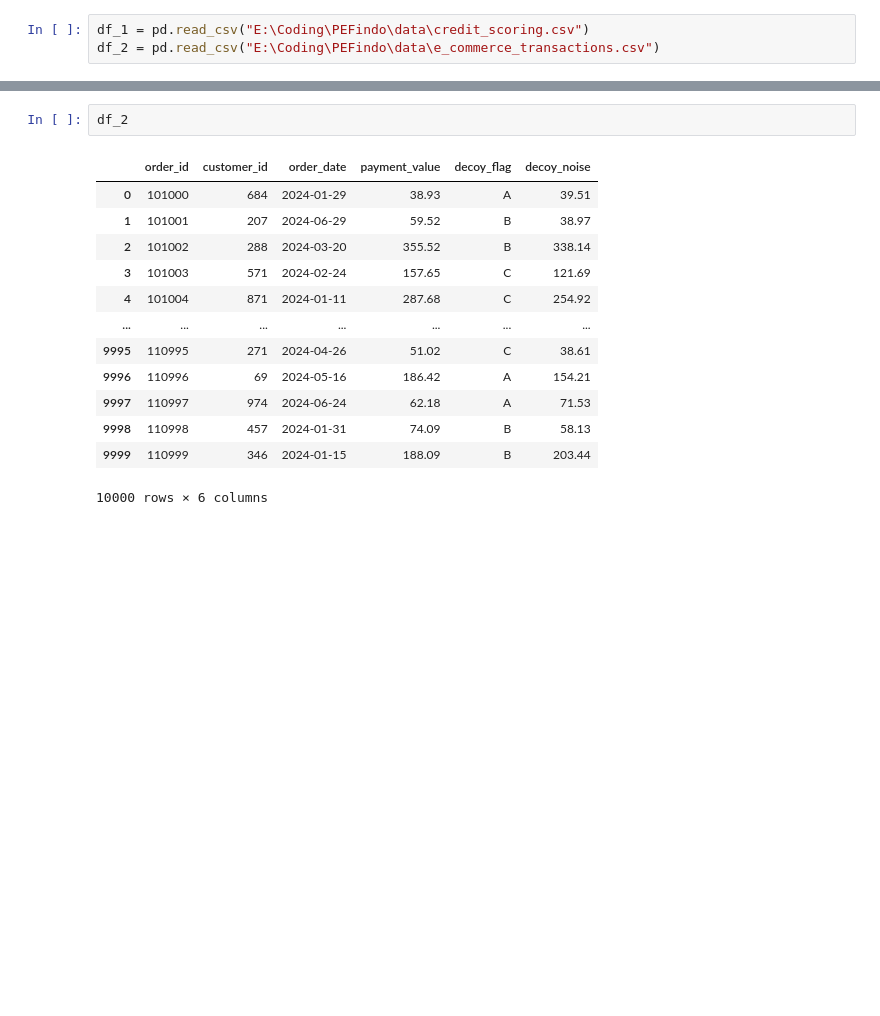
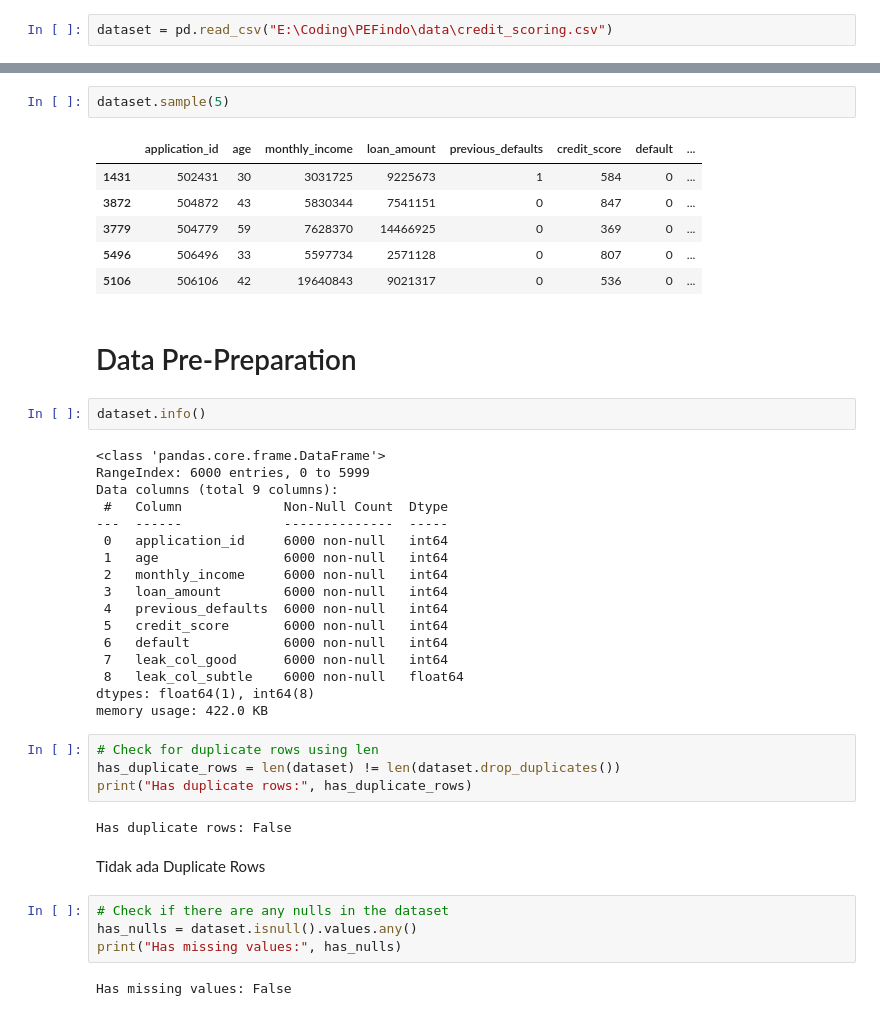
Before and after one commit to RadityaEr/Credit-Risk-E-Commerce, a Jupyter notebook: notebooks/B_modeling.ipynb, the cells around one changed output, grey strips where cells are left out. Saved outputs shown, nothing was run; the diff lists cells and outputs as text; blank space fills up the shorter version.

Commit message:
Data Prep

```diff
--- a/notebooks/B_modeling.ipynb
+++ b/notebooks/B_modeling.ipynb
@@ -39,3 +39,2 @@ seaborn version :  0.13.2
 # %%
-df_1 = pd.read_csv("E:\Coding\PEFindo\data\credit_scoring.csv")
-df_2 = pd.read_csv("E:\Coding\PEFindo\data\e_commerce_transactions.csv")
+dataset = pd.read_csv("E:\Coding\PEFindo\data\credit_scoring.csv")
@@ -58,16 +41,44 @@ df_1
 # %%
-df_2
+dataset.sample(5)
 # %% [output]
-|  | order_id | customer_id | order_date | payment_value | decoy_flag | decoy_noise |
-| 0 | 101000 | 684 | 2024-01-29 | 38.93 | A | 39.51 |
-| 1 | 101001 | 207 | 2024-06-29 | 59.52 | B | 38.97 |
-| 2 | 101002 | 288 | 2024-03-20 | 355.52 | B | 338.14 |
-| 3 | 101003 | 571 | 2024-02-24 | 157.65 | C | 121.69 |
-| 4 | 101004 | 871 | 2024-01-11 | 287.68 | C | 254.92 |
-| ... | ... | ... | ... | ... | ... | ... |
-| 9995 | 110995 | 271 | 2024-04-26 | 51.02 | C | 38.61 |
-| 9996 | 110996 | 69 | 2024-05-16 | 186.42 | A | 154.21 |
-| 9997 | 110997 | 974 | 2024-06-24 | 62.18 | A | 71.53 |
-| 9998 | 110998 | 457 | 2024-01-31 | 74.09 | B | 58.13 |
-| 9999 | 110999 | 346 | 2024-01-15 | 188.09 | B | 203.44 |
+|  | application_id | age | monthly_income | loan_amount | previous_defaults | credit_score | default | ... |
+| 1431 | 502431 | 30 | 3031725 | 9225673 | 1 | 584 | 0 | ... |
+| 3872 | 504872 | 43 | 5830344 | 7541151 | 0 | 847 | 0 | ... |
+| 3779 | 504779 | 59 | 7628370 | 14466925 | 0 | 369 | 0 | ... |
+| 5496 | 506496 | 33 | 5597734 | 2571128 | 0 | 807 | 0 | ... |
+| 5106 | 506106 | 42 | 19640843 | 9021317 | 0 | 536 | 0 | ... |
-10000 rows × 6 columns
+# %% [markdown]
+# Data Pre-Preparation
+# %%
+dataset.info()
+# %% [output]
+<class 'pandas.core.frame.DataFrame'>
+RangeIndex: 6000 entries, 0 to 5999
+Data columns (total 9 columns):
+ #   Column             Non-Null Count  Dtype
+---  ------             --------------  -----
+ 0   application_id     6000 non-null   int64
+ 1   age                6000 non-null   int64
+ 2   monthly_income     6000 non-null   int64
+ 3   loan_amount        6000 non-null   int64
+ 4   previous_defaults  6000 non-null   int64
+ 5   credit_score       6000 non-null   int64
+ 6   default            6000 non-null   int64
+ 7   leak_col_good      6000 non-null   int64
+ 8   leak_col_subtle    6000 non-null   float64
+dtypes: float64(1), int64(8)
+memory usage: 422.0 KB
+# %%
+# Check for duplicate rows using len
+has_duplicate_rows = len(dataset) != len(dataset.drop_duplicates())
+print("Has duplicate rows:", has_duplicate_rows)
+# %% [output]
+Has duplicate rows: False
+# %% [markdown]
+Tidak ada Duplicate Rows
+# %%
+# Check if there are any nulls in the dataset
+has_nulls = dataset.isnull().values.any()
+print("Has missing values:", has_nulls)
+# %% [output]
+Has missing values: False
```
Also changed, not shown: parts of 12 cells of this notebook.
